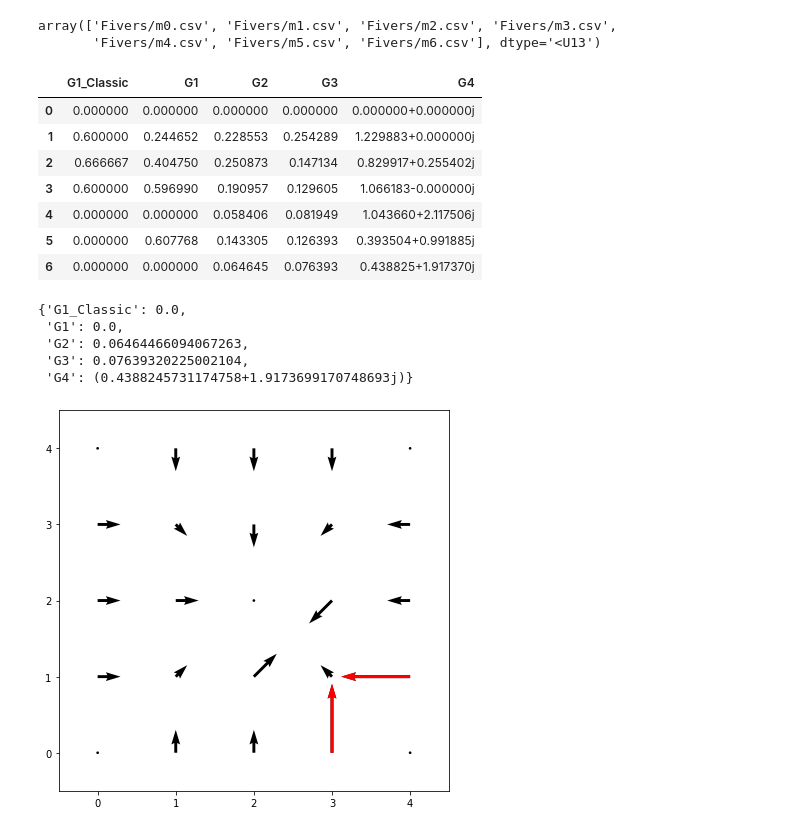
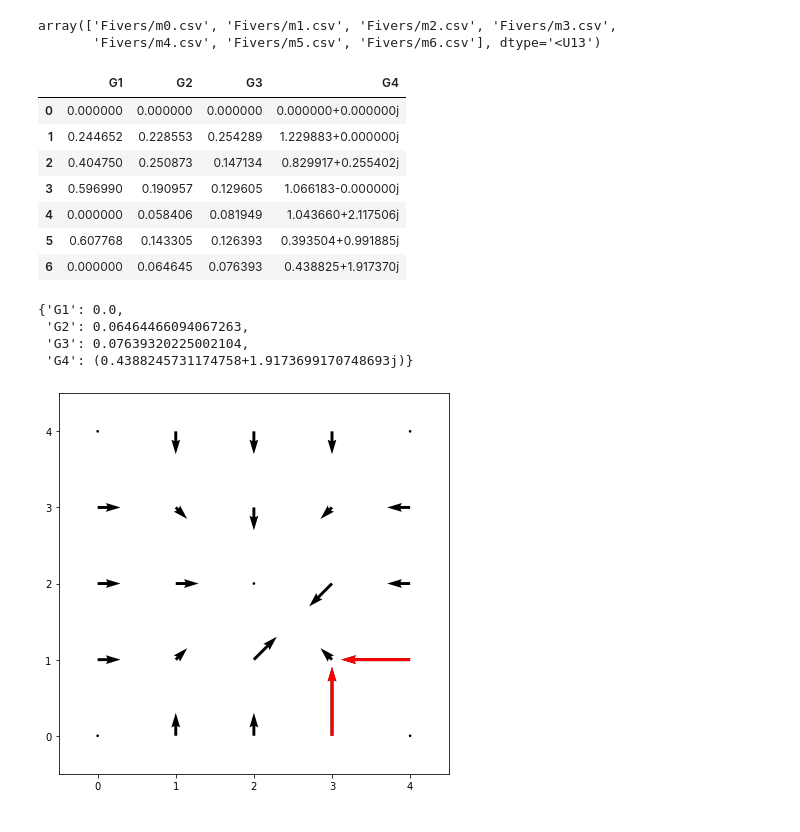
Before and after one commit to rsautter/GPA, a Jupyter notebook: Examples/Fundamental-Paper.ipynb, the cells around one changed output. Saved outputs shown, nothing was run; the diff lists cells and outputs as text; code cells hidden in the pictures.

```diff
--- a/Examples/Fundamental-Paper.ipynb
+++ b/Examples/Fundamental-Paper.ipynb
@@ -183,23 +172,22 @@ array(['Fivers/m0.csv', 'Fivers/m1.csv', 'Fivers/m2.csv', 'Fivers/m3.csv',
 matrices = [pd.read_csv(f,header=None,  index_col=False).values.astype(float) for f in fmfiles]
 # %%
 ga = GPA(0.0)
-gms = [ga(m,moment=["G1_Classic","G1","G2","G3","G4"]) for m in matrices]
+gms = [ga(m,moment=["G1C","G1","G2","G3","G4"]) for m in matrices]
 gms = pd.DataFrame(gms)
 gms
 # %% [output]
-|  | G1_Classic | G1 | G2 | G3 | G4 |
-| 0 | 0.000000 | 0.000000 | 0.000000 | 0.000000 | 0.000000+0.000000j |
-| 1 | 0.600000 | 0.244652 | 0.228553 | 0.254289 | 1.229883+0.000000j |
-| 2 | 0.666667 | 0.404750 | 0.250873 | 0.147134 | 0.829917+0.255402j |
-| 3 | 0.600000 | 0.596990 | 0.190957 | 0.129605 | 1.066183-0.000000j |
-| 4 | 0.000000 | 0.000000 | 0.058406 | 0.081949 | 1.043660+2.117506j |
-| 5 | 0.000000 | 0.607768 | 0.143305 | 0.126393 | 0.393504+0.991885j |
-| 6 | 0.000000 | 0.000000 | 0.064645 | 0.076393 | 0.438825+1.917370j |
+|  | G1 | G2 | G3 | G4 |
+| 0 | 0.000000 | 0.000000 | 0.000000 | 0.000000+0.000000j |
+| 1 | 0.244652 | 0.228553 | 0.254289 | 1.229883+0.000000j |
+| 2 | 0.404750 | 0.250873 | 0.147134 | 0.829917+0.255402j |
+| 3 | 0.596990 | 0.190957 | 0.129605 | 1.066183-0.000000j |
+| 4 | 0.000000 | 0.058406 | 0.081949 | 1.043660+2.117506j |
+| 5 | 0.607768 | 0.143305 | 0.126393 | 0.393504+0.991885j |
+| 6 | 0.000000 | 0.064645 | 0.076393 | 0.438825+1.917370j |
 # %%
-ga(matrices[6],moment=["G1_Classic","G1","G2","G3","G4"])
+ga(matrices[6],moment=["G1C","G1","G2","G3","G4"])
 # %% [output]
-{'G1_Classic': 0.0,
- 'G1': 0.0,
+{'G1': 0.0,
  'G2': 0.06464466094067263,
  'G3': 0.07639320225002104,
  'G4': (0.4388245731174758+1.9173699170748693j)}
```
Also changed, not shown: parts of 2 cells of this notebook, 14 other files.
